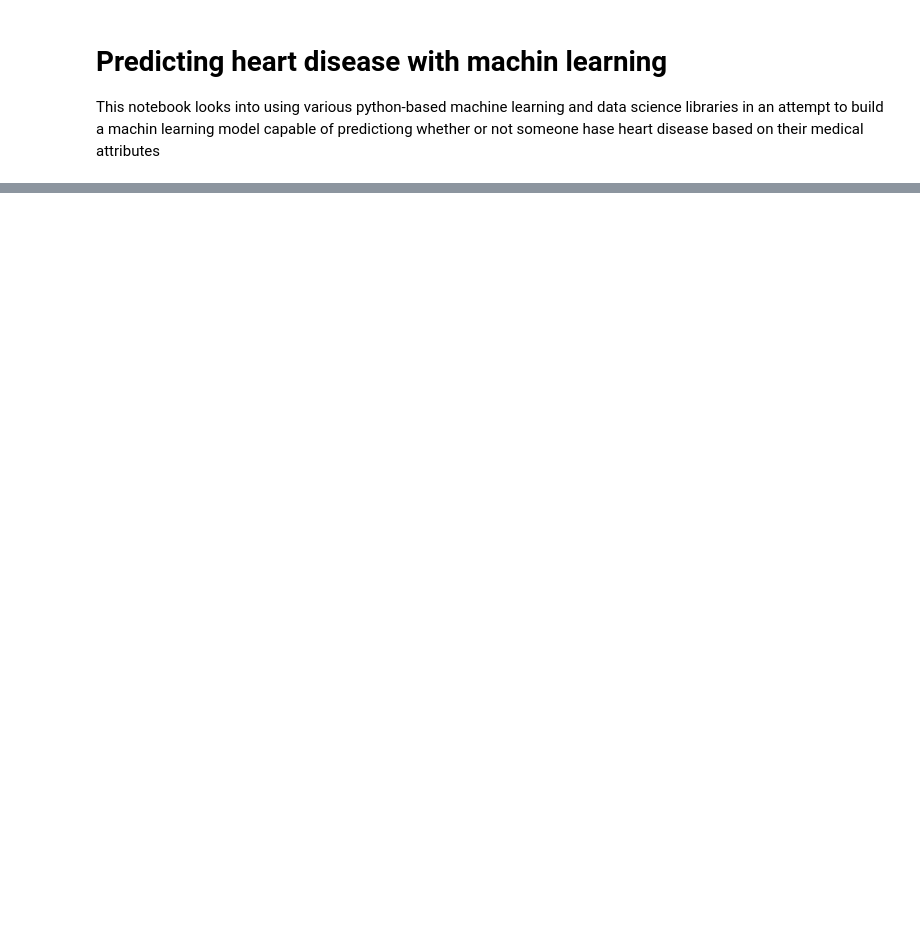
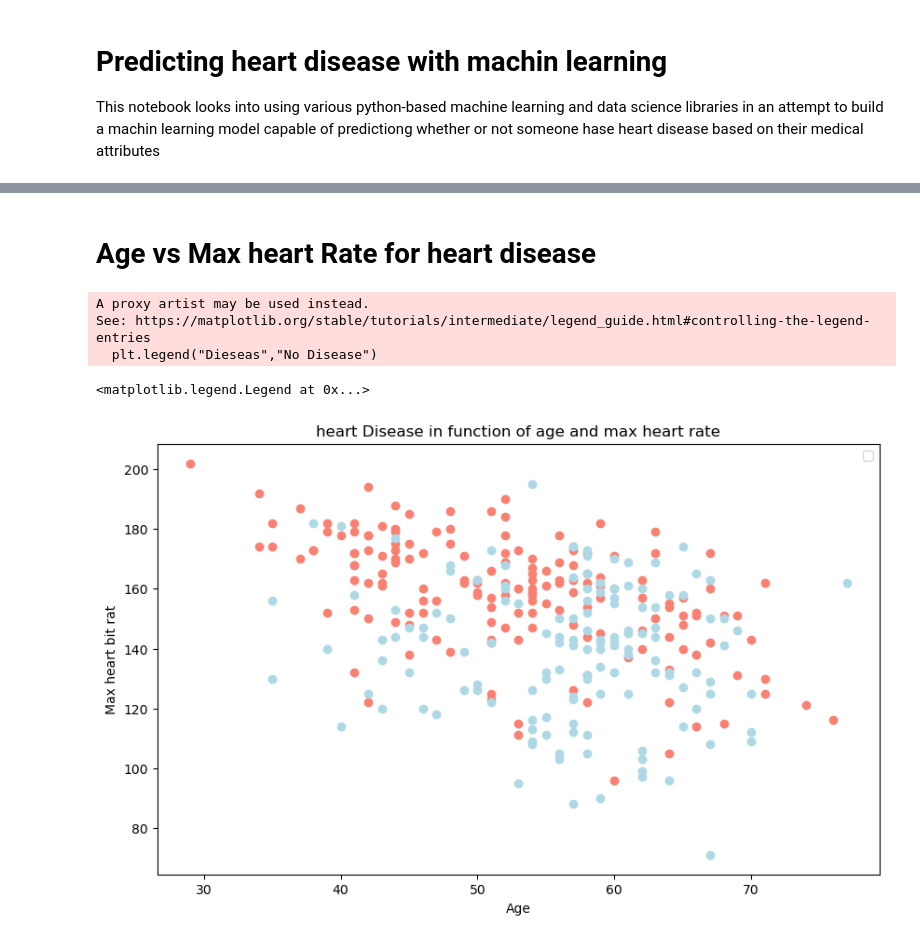
Before and after one commit to chialpp/Disease_estimator_Machine-Learning, a Jupyter notebook: Hospital_Project.ipynb, the cells around one changed output, grey strips where cells are left out. Cells and saved outputs as stored; diff of their text form; code cells hidden in the pictures; blank space fills up the shorter version.

```diff
--- a/Hospital_Project.ipynb
+++ b/Hospital_Project.ipynb
@@ -24,0 +85,20 @@ from sklearn.metrics import RocCurveDisplay
+# %% [markdown]
+# Age vs Max heart Rate for heart disease
+# %%
+plt.figure(figsize=(10,6))
+
+#scattert with positive examples
+plt.scatter(df.age[df.target==1],df.thalach[df.target==1],c="salmon")
+plt.scatter(df.age[df.target==0],df.thalach[df.target==0],c="lightblue")
+
+# add some helpful info
+plt.title("heart Disease in function of age and max heart rate")
+plt.xlabel("Age")
+plt.ylabel("Max heart bit rat")
+plt.legend("Dieseas","No Disease")
+# %% [output]
+A proxy artist may be used instead.
+See: https://matplotlib.org/stable/tutorials/intermediate/legend_guide.html#controlling-the-legend-entries
+  plt.legend("Dieseas","No Disease")
+<matplotlib.legend.Legend at 0x...>
+[figure, added]
```
Also changed, not shown: parts of 8 cells of this notebook, 1 other file.
